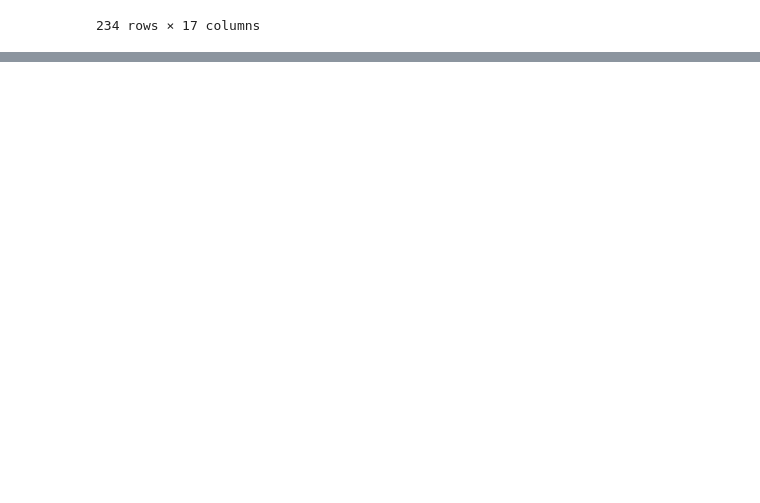
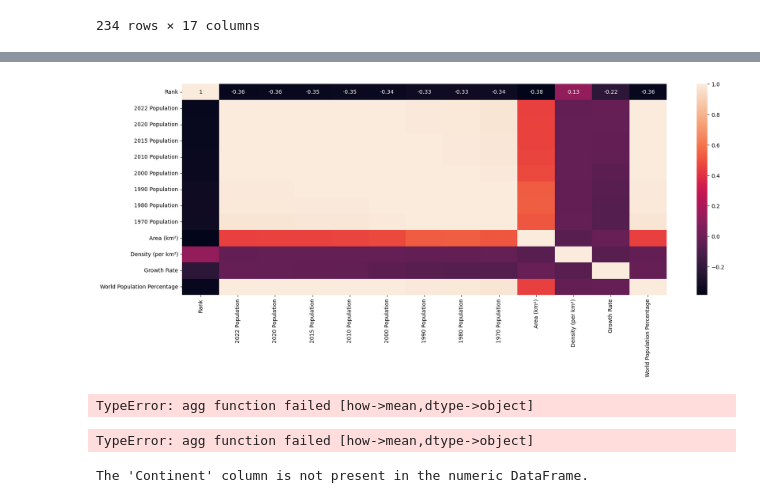
Before and after one commit to JoshMusira/Exploratory_data_analysis, a Jupyter notebook: Explaratory Data Analysis.ipynb, the cells around one changed output, grey strips where cells are left out. Cells and saved outputs as stored; diff of their text form; code cells hidden in the pictures; blank space fills up the shorter version.

Commit message:
feat: analyse the data

```diff
--- a/Explaratory Data Analysis.ipynb
+++ b/Explaratory Data Analysis.ipynb
@@ -40,0 +147,10 @@ df
+# %%
+#1. Identify the non-numeric columns in your DataFrame:
+
+
+non_numeric_columns = df.select_dtypes(exclude=['number']).columns
+# %%
+#2. Exclude these columns from the DataFrame before calling corr():
+
+
+numeric_df = df.drop(columns=non_numeric_columns)
@@ -40,0 +175,28 @@ df
+# %%
+sns.heatmap(numeric_df.corr(),annot = True)
+
+plt.rcParams['figure.figsize'] = (22, 7)
+
+plt.show()
+# %% [output]
+[figure, added]
+# %%
+# numeric_df = df.select_dtypes(include='number')
+df.groupby('Continent').mean()
+# %% [output]
+TypeError: agg function failed [how->mean,dtype->object]
+# %%
+numeric_df = df.select_dtypes(include='number')
+result = df.groupby('Continent').mean()
+
+print(result)
+# %% [output]
+TypeError: agg function failed [how->mean,dtype->object]
+# %%
+if 'Continent' in numeric_df.columns:
+    result = numeric_df.groupby('Continent').mean()
+    print(result)
+else:
+    print("The 'Continent' column is not present in the numeric DataFrame.")
+# %% [output]
+The 'Continent' column is not present in the numeric DataFrame.
```
Also changed, not shown: parts of 10 cells of this notebook.
